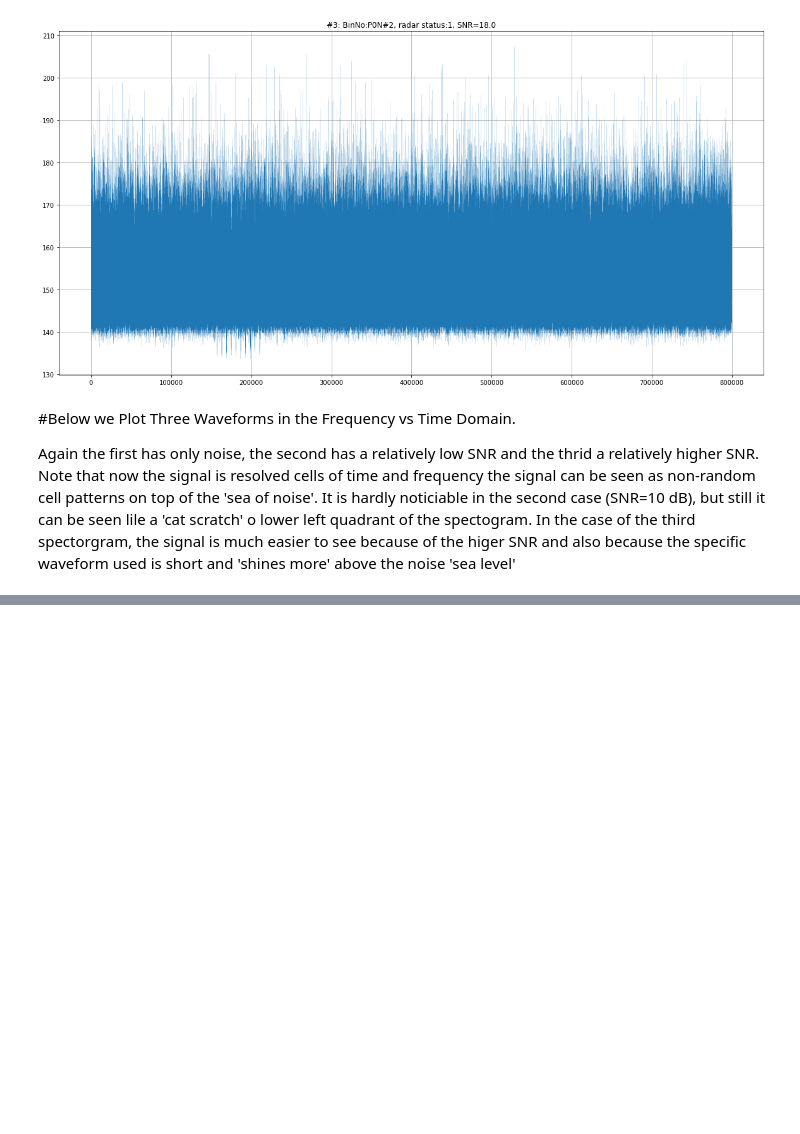
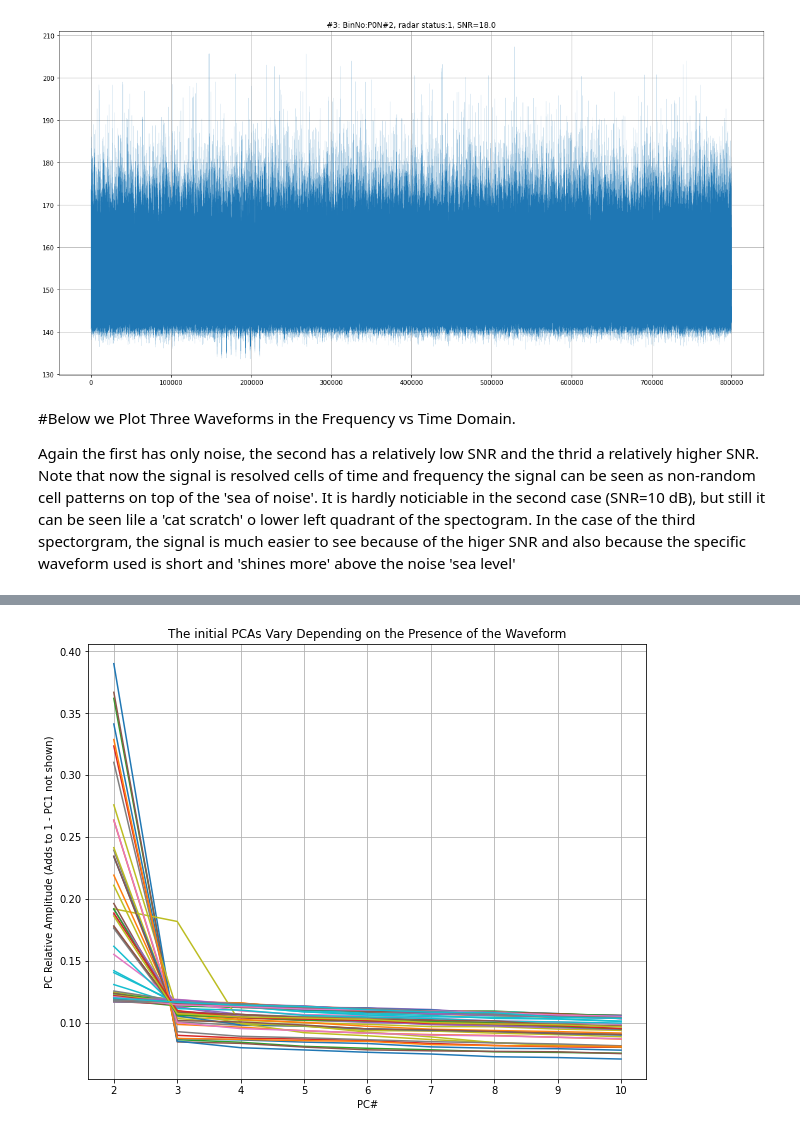
Before and after one commit to MadBugs/RadarWaveformsML, a Jupyter notebook: proj_CBRS_pca.ipynb, the cells around one changed output, grey strips where cells are left out. Drawn from its saved outputs; the diff is of its cells as text; code cells hidden in the pictures; blank space fills up the shorter version.

```diff
--- a/proj_CBRS_pca.ipynb
+++ b/proj_CBRS_pca.ipynb
@@ -204,8 +204,8 @@ print("LABEL RADAR Waveform Present:\n\n", subsetRadarStatus[0:20].ravel())
 print("\nOTHER LABELS below:\n")
 print("...LABEL NAMES (Columns):\n... ...", subsetInfo.columns)
 print("\n... ... LABELS:\n",subsetInfo[0:20])
-#print(subsetInfo['BinNo'][0:20])
-aux = subsetInfo['SNR']; aux = aux[~np.isnan(aux)]; aux = np.unique(aux); print(aux);
+aux=subsetInfo['SNR'];  print("SNRs Values in the file:", aux.unique());
+aux=subsetInfo['BinNo'];print("WAVEFORMS   in the file:", aux.unique());
 print('***DONE QUICKLY')
 # %% [output]
 LABEL RADAR Waveform Present:
@@ -498,0 +489,26 @@ S.shape= (128, 446)
+# %%
+nwav         = subsetSignals.shape[0]
+MAT_Shi      = np.zeros([nwav, Nfft,Nfft])
+MAT_U        = np.zeros([nwav, Nfft,Nfft])
+MAT_S        = np.zeros([nwav, Nfft])
+MAT_Vh       = np.zeros([nwav, Nfft,Nfft])
+
+for idx in range(nwav):
+  #print('***-------------------')
+  #print('***Doing for idx=', idx)
+  #print('...SNR   :', subsetInfo['SNR'][idx])
+  #print('...BinNo :', subsetInfo['BinNo'][idx])
+  f, t0, S0 = signal.spectrogram(subsetSignals[idx], fs=10e6, nperseg=Nfft, scaling='spectrum', return_onesided=False)
+  S0[0:1, :] = S0[1:2, :]
+  L = S0.shape[1]/groupby
+  S1 = np.reshape(S0[:,:int(L)*groupby], (Nfft,int(L),groupby))
+  S = np.amax(S1, axis=-1)
+  if flag_make_it_150x150: S=S[:,0:S.shape[0]] #Make is 150x150 Square
+  t = t0[groupby-1::groupby]
+  fshi = np.fft.fftshift(f/1e6)
+  Sshi = np.fft.fftshift(10.*np.log10(S), axes=0)
+  MAT_Shi[idx]= Sshi
+  MAT_U[idx],MAT_S[idx],MAT_Vh[idx]=np.linalg.svd(Sshi,full_matrices=False);
+  #print('...U.shape=', u.shape)
+  #print('...S.shape=', s.shape)
+  #print('...Vh.shape', vh.shape)
@@ -498,0 +519,14 @@ S.shape= (128, 446)
+# %%
+MINPCA=1
+MAXPCA=10
+
+plt.figure(figsize=(10,8))
+for idx in range(nwav//2):
+  #plt.stem(MAT_S[idx,MINPCA:MAXPCA]/np.sum(MAT_S[idx,MINPCA:MAXPCA]), use_line_collection=True)
+  plt.plot(np.arange(MINPCA+1,MAXPCA+1),MAT_S[idx,MINPCA:MAXPCA]/np.sum(MAT_S[idx,MINPCA:MAXPCA]))
+plt.grid()
+plt.title("The initial PCAs Vary Depending on the Presence of the Waveform")
+plt.xlabel("PC#");
+plt.ylabel("PC Relative Amplitude (Adds to 1 - PC1 not shown)");
+# %% [output]
+[figure, added]
```
Also changed, not shown: parts of 21 cells of this notebook.
